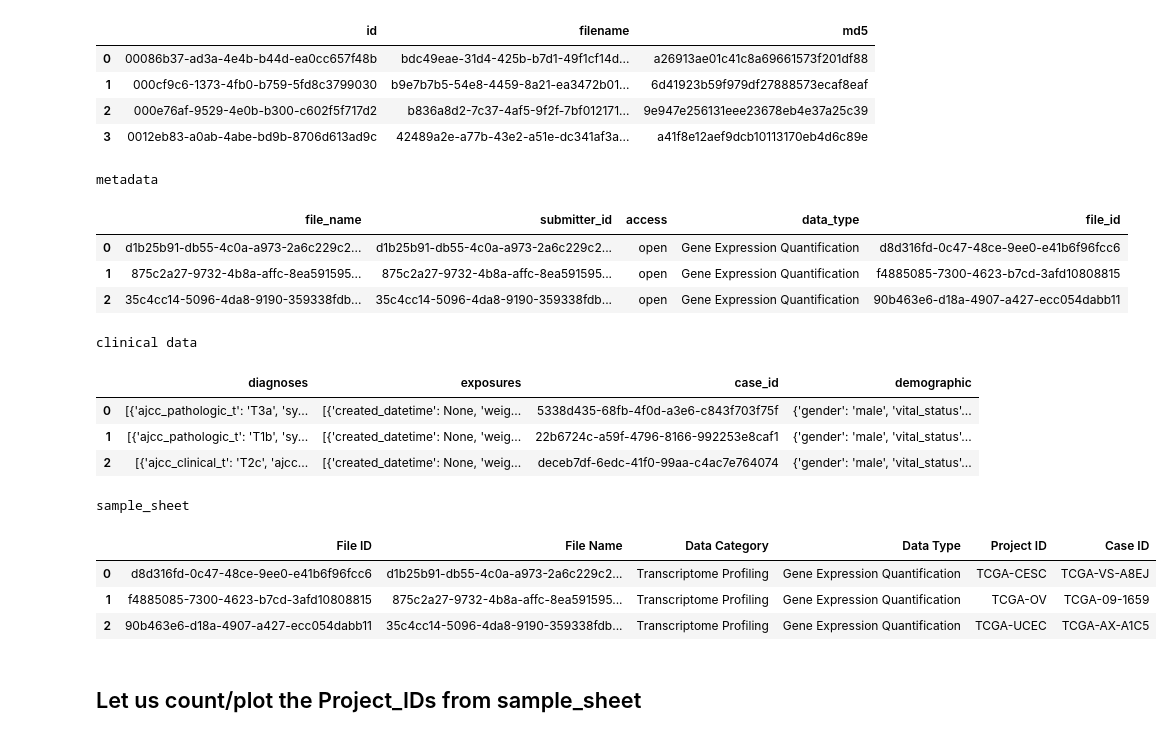
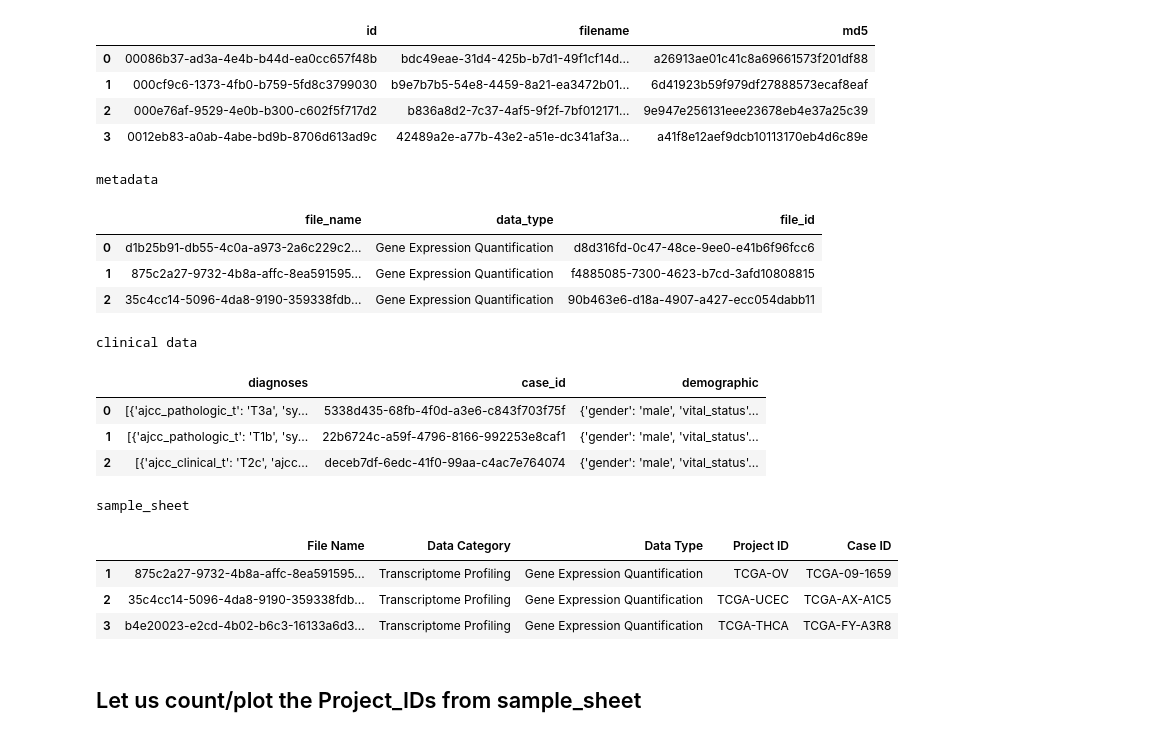
Before and after one commit to ravichas/ML-TC1, a Jupyter notebook: TC1-dataprep.ipynb, the cells around one changed output. Saved outputs shown, nothing was run; the diff lists cells and outputs as text; code cells hidden in the pictures.

```diff
--- a/TC1-dataprep.ipynb
+++ b/TC1-dataprep.ipynb
@@ -91,23 +92,23 @@ gdc_manifest
 # %%
 metadata = pd.read_json("Data/metadata.cart.2020-03-09.json", encoding='utf-8')
 print("metadata")
-metadata.iloc[0:3, 0:5]
+metadata.iloc[0:3, [0,3,4]]
 # %% [output]
 metadata
-|  | file_name | submitter_id | access | data_type | file_id |
-| 0 | d1b25b91-db55-4c0a-a973-2a6c229c2... | d1b25b91-db55-4c0a-a973-2a6c229c2... | open | Gene Expression Quantification | d8d316fd-0c47-48ce-9ee0-e41b6f96fcc6 |
-| 1 | 875c2a27-9732-4b8a-affc-8ea591595... | 875c2a27-9732-4b8a-affc-8ea591595... | open | Gene Expression Quantification | f4885085-7300-4623-b7cd-3afd10808815 |
-| 2 | 35c4cc14-5096-4da8-9190-359338fdb... | 35c4cc14-5096-4da8-9190-359338fdb... | open | Gene Expression Quantification | 90b463e6-d18a-4907-a427-ecc054dabb11 |
+|  | file_name | data_type | file_id |
+| 0 | d1b25b91-db55-4c0a-a973-2a6c229c2... | Gene Expression Quantification | d8d316fd-0c47-48ce-9ee0-e41b6f96fcc6 |
+| 1 | 875c2a27-9732-4b8a-affc-8ea591595... | Gene Expression Quantification | f4885085-7300-4623-b7cd-3afd10808815 |
+| 2 | 35c4cc14-5096-4da8-9190-359338fdb... | Gene Expression Quantification | 90b463e6-d18a-4907-a427-ecc054dabb11 |
 # %%
 clinical = pd.read_json("Data/clinical.cart.2020-03-09.json", encoding='utf-8')
 print("clinical data")
-clinical.iloc[0:3, 0:4]
+clinical.iloc[0:3, [0,2,3]]
 # %% [output]
 clinical data
-|  | diagnoses | exposures | case_id | demographic |
-| 0 | [{'ajcc_pathologic_t': 'T3a', 'sy... | [{'created_datetime': None, 'weig... | 5338d435-68fb-4f0d-a3e6-c843f703f75f | {'gender': 'male', 'vital_status'... |
-| 1 | [{'ajcc_pathologic_t': 'T1b', 'sy... | [{'created_datetime': None, 'weig... | 22b6724c-a59f-4796-8166-992253e8caf1 | {'gender': 'male', 'vital_status'... |
-| 2 | [{'ajcc_clinical_t': 'T2c', 'ajcc... | [{'created_datetime': None, 'weig... | deceb7df-6edc-41f0-99aa-c4ac7e764074 | {'gender': 'male', 'vital_status'... |
+|  | diagnoses | case_id | demographic |
+| 0 | [{'ajcc_pathologic_t': 'T3a', 'sy... | 5338d435-68fb-4f0d-a3e6-c843f703f75f | {'gender': 'male', 'vital_status'... |
+| 1 | [{'ajcc_pathologic_t': 'T1b', 'sy... | 22b6724c-a59f-4796-8166-992253e8caf1 | {'gender': 'male', 'vital_status'... |
+| 2 | [{'ajcc_clinical_t': 'T2c', 'ajcc... | deceb7df-6edc-41f0-99aa-c4ac7e764074 | {'gender': 'male', 'vital_status'... |
 # %%
 # biospecimen = pd.read_json("Data/biospecimen.cart.2020-03-09.json", encoding='utf-8')
 # print("biospecimen")
@@ -115,13 +116,13 @@ clinical data
 # %%
 sample_sheet = pd.read_csv("Data/gdc_sample_sheet.2020-03-09.tsv", sep="\t")
 print("sample_sheet")
-sample_sheet.iloc[0:3,0:6]
+sample_sheet.iloc[1:4,1:6]
 # %% [output]
 sample_sheet
-|  | File ID | File Name | Data Category | Data Type | Project ID | Case ID |
-| 0 | d8d316fd-0c47-48ce-9ee0-e41b6f96fcc6 | d1b25b91-db55-4c0a-a973-2a6c229c2... | Transcriptome Profiling | Gene Expression Quantification | TCGA-CESC | TCGA-VS-A8EJ |
-| 1 | f4885085-7300-4623-b7cd-3afd10808815 | 875c2a27-9732-4b8a-affc-8ea591595... | Transcriptome Profiling | Gene Expression Quantification | TCGA-OV | TCGA-09-1659 |
-| 2 | 90b463e6-d18a-4907-a427-ecc054dabb11 | 35c4cc14-5096-4da8-9190-359338fdb... | Transcriptome Profiling | Gene Expression Quantification | TCGA-UCEC | TCGA-AX-A1C5 |
+|  | File Name | Data Category | Data Type | Project ID | Case ID |
+| 1 | 875c2a27-9732-4b8a-affc-8ea591595... | Transcriptome Profiling | Gene Expression Quantification | TCGA-OV | TCGA-09-1659 |
+| 2 | 35c4cc14-5096-4da8-9190-359338fdb... | Transcriptome Profiling | Gene Expression Quantification | TCGA-UCEC | TCGA-AX-A1C5 |
+| 3 | b4e20023-e2cd-4b02-b6c3-16133a6d3... | Transcriptome Profiling | Gene Expression Quantification | TCGA-THCA | TCGA-FY-A3R8 |
 # %% [markdown]
 ## Let us count/plot the Project_IDs from sample_sheet
 # %%
```
Also changed, not shown: parts of 28 cells of this notebook.
